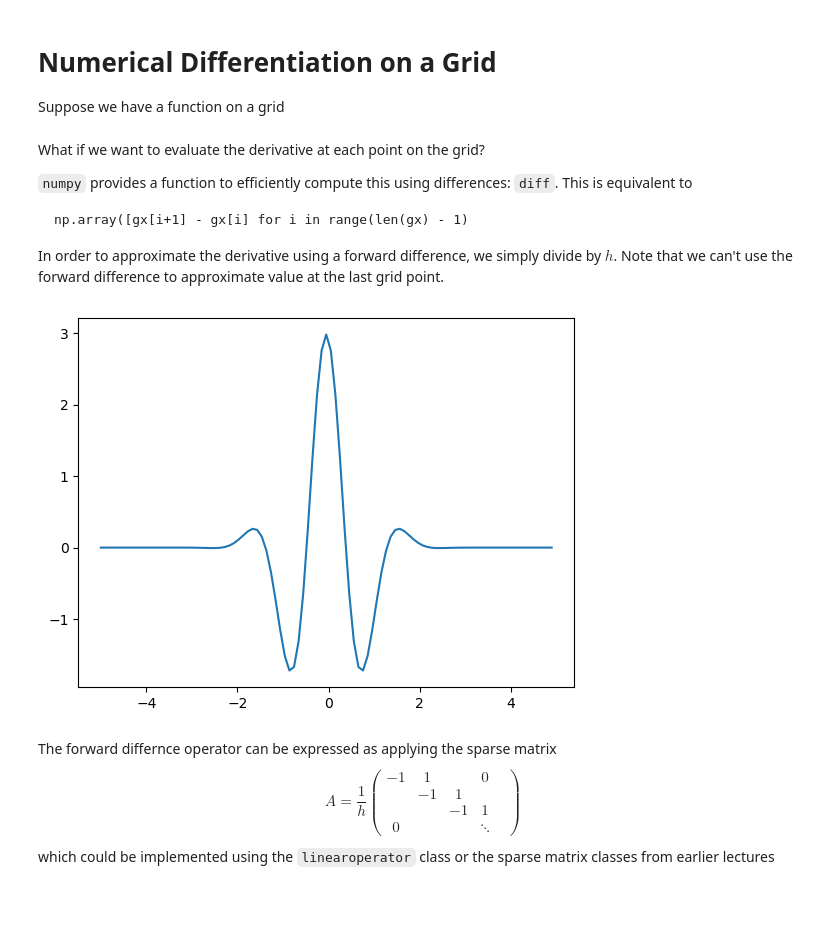
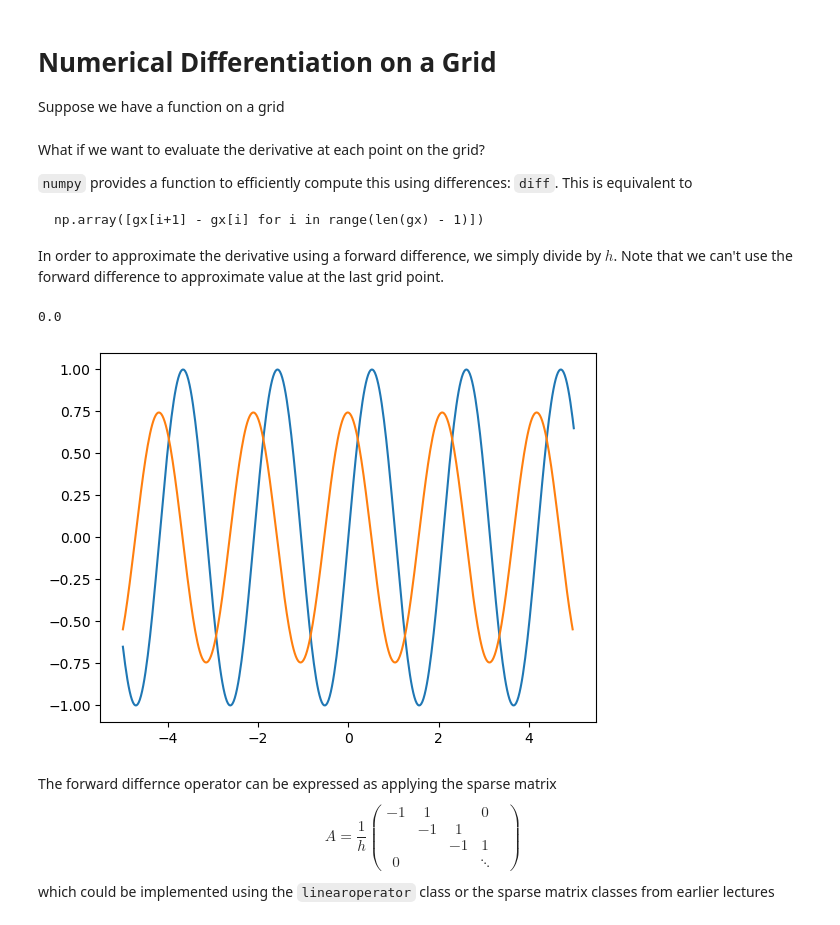
Before and after one commit to UChi-ComPy23/UChi-ComPy23.github.io, a Jupyter notebook: files/differentiation.ipynb, the cells around one changed output. Saved outputs shown, nothing was run; the diff lists cells and outputs as text; code cells hidden in the pictures.

```diff
--- a/files/differentiation.ipynb
+++ b/files/differentiation.ipynb
@@ -76,8 +80,8 @@ $$ f'(x) \approx \frac{f(x+h) - f(x-h)}{2h} + O(h^2)$$
 # Numerical Differentiation on a Grid
 Suppose we have a function on a grid
 # %%
-g = lambda x: np.sin(3*x)*exp(-x*x)
-xs = np.linspace(-5,5,100)
+g = lambda x: np.sin(3*x)#*exp(-x*x)
+xs = np.linspace(-5,5,400)
 h = 10/99
 gx = g(xs)
 # %% [markdown]
@@ -85,16 +89,21 @@ What if we want to evaluate the derivative at each point on the grid?
 
 `numpy` provides a function to efficiently compute this using differences: `diff`. This is equivalent to
 
-    np.array([gx[i+1] - gx[i] for i in range(len(gx) - 1)
+    np.array([gx[i+1] - gx[i] for i in range(len(gx) - 1)])
 
 In order to approximate the derivative using a forward difference, we simply divide by $h$. Note that we can't use the forward difference to approximate value at the last grid point.
+# %%
+np.linalg.norm(np.array([gx[i+1] - gx[i] for i in range(len(gx) - 1)]) - np.diff(gx))
+# %% [output]
+0.0
 # %%
 import matplotlib.pyplot as plt
 g1 = np.diff(gx)/h
+plt.plot(xs,gx)
 plt.plot(xs[:-1],g1) # plot must exclude end point
 plt.show()
 # %% [output]
-[figure, old version]
+[figure, new version]
 # %% [markdown]
 The forward differnce operator can be expressed as applying the sparse matrix
 $$ A = \frac1h \begin{pmatrix} -1 & 1 &&0 \\  & -1 & 1 &\\ & &-1 &1 & \\ 0&&& \ddots\end{pmatrix}$$
```
Also changed, not shown: parts of 14 cells of this notebook.
